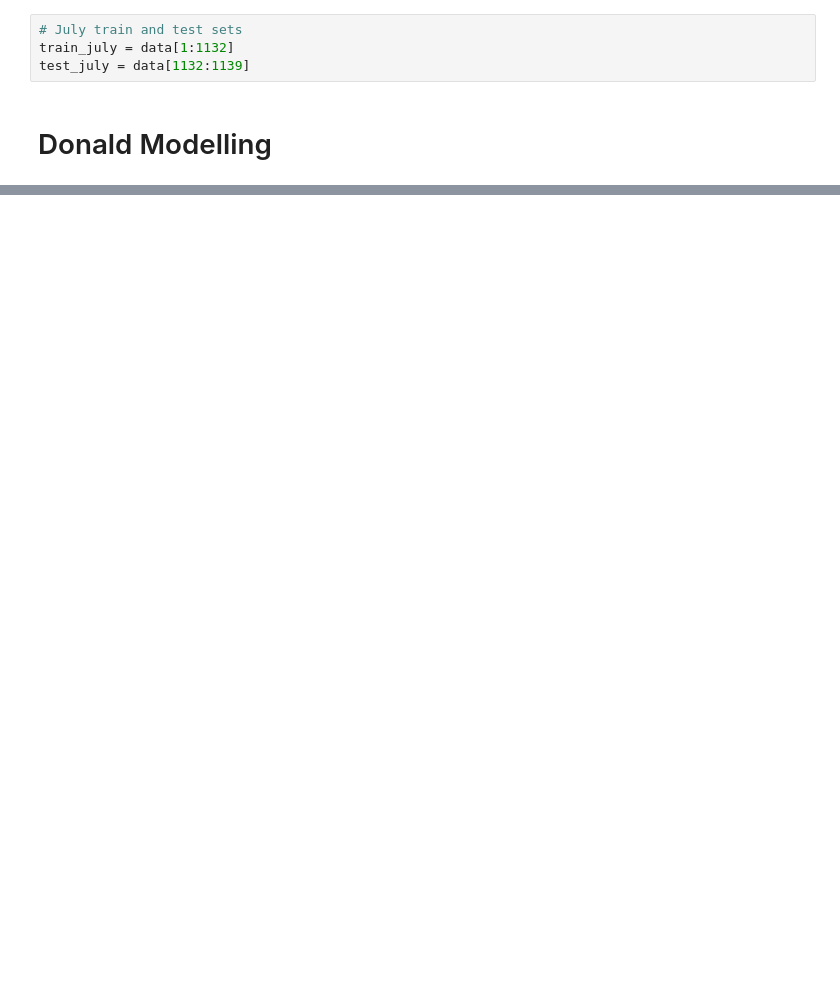
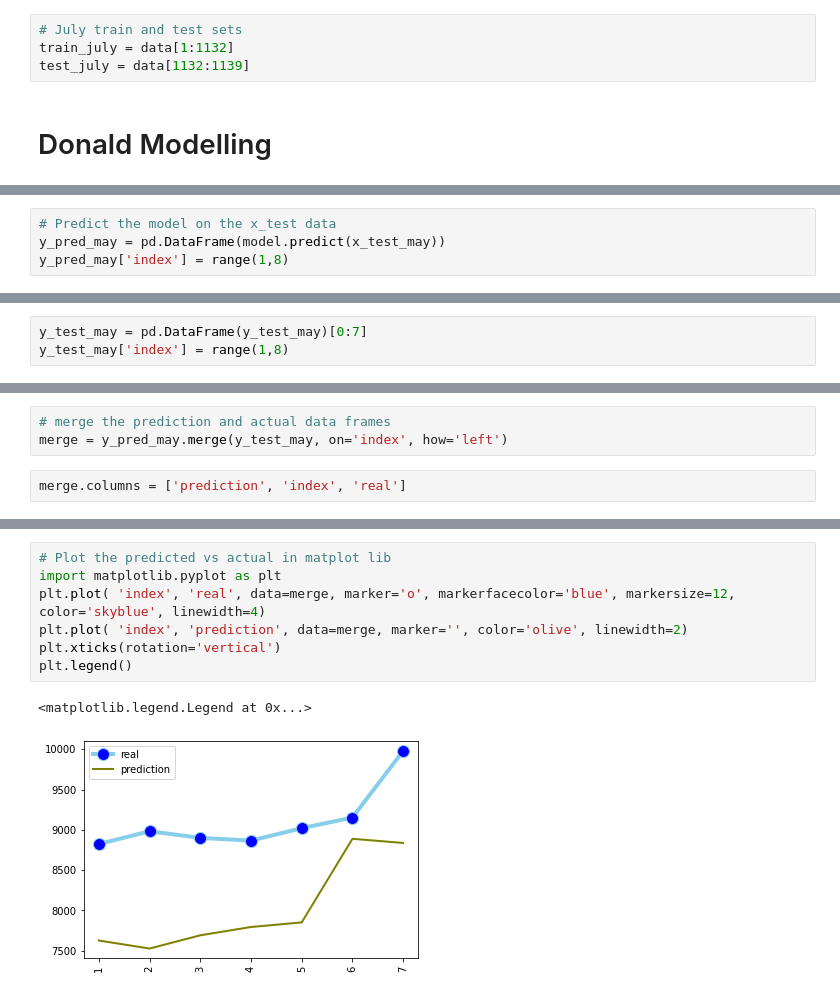
Before and after one commit to DonaldTurton/iLab2, a Jupyter notebook: Mdoelling_1.ipynb, the cells around one changed output, grey strips where cells are left out. Drawn from its saved outputs; the diff is of its cells as text; blank space fills up the shorter version.

Commit message:
Rob's linear modelling - May

```diff
--- a/Mdoelling_1.ipynb
+++ b/Mdoelling_1.ipynb
@@ -277,0 +345,4 @@ test_july = data[1132:1139]
+# %%
+# Predict the model on the x_test data
+y_pred_may = pd.DataFrame(model.predict(x_test_may))
+y_pred_may['index'] = range(1,8)
@@ -277,0 +360,3 @@ test_july = data[1132:1139]
+# %%
+y_test_may = pd.DataFrame(y_test_may)[0:7]
+y_test_may['index'] = range(1,8)
@@ -277,0 +374,5 @@ test_july = data[1132:1139]
+# %%
+# merge the prediction and actual data frames
+merge = y_pred_may.merge(y_test_may, on='index', how='left')
+# %%
+merge.columns = ['prediction', 'index', 'real']
@@ -277,0 +403,10 @@ test_july = data[1132:1139]
+# %%
+# Plot the predicted vs actual in matplot lib
+import matplotlib.pyplot as plt
+plt.plot( 'index', 'real', data=merge, marker='o', markerfacecolor='blue', markersize=12, color='skyblue', linewidth=4)
+plt.plot( 'index', 'prediction', data=merge, marker='', color='olive', linewidth=2)
+plt.xticks(rotation='vertical')
+plt.legend()
+# %% [output]
+<matplotlib.legend.Legend at 0x...>
+[figure, added]
```
Also changed, not shown: parts of 14 cells of this notebook.
